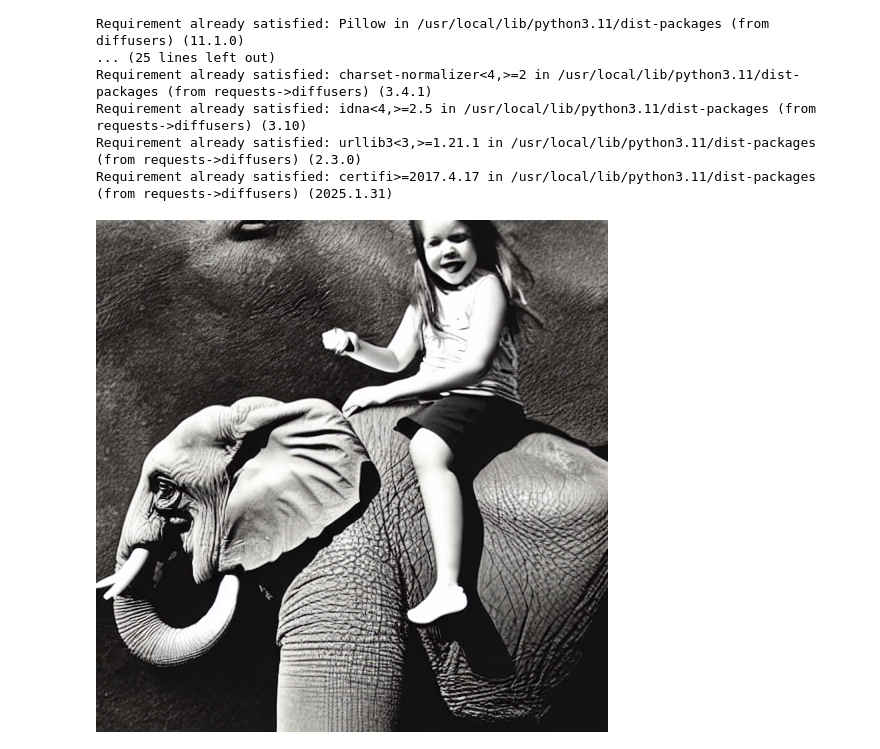
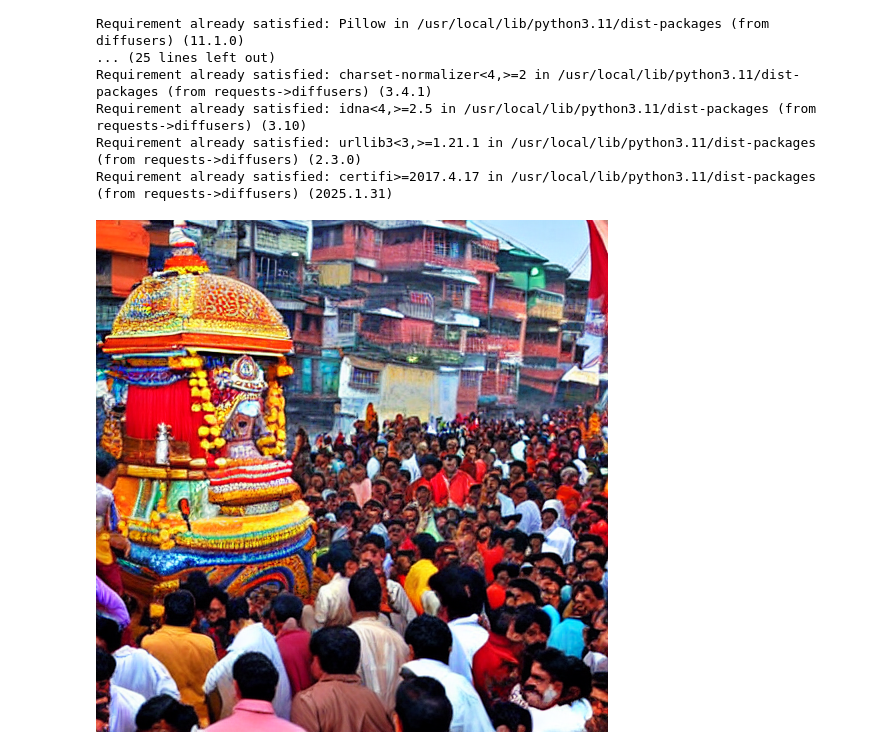
Before and after one commit to Nikita-hub6377/Prodigy, a Jupyter notebook: Stable_diffusers.ipynb, the cells around one changed output. Cells and saved outputs as stored; diff of their text form; code cells hidden in the pictures.

```diff
--- a/Stable_diffusers.ipynb
+++ b/Stable_diffusers.ipynb
@@ -236,9 +245,9 @@ Requirement already satisfied: idna<4,>=2.5 in /usr/local/lib/python3.11/dist-pa
 Requirement already satisfied: urllib3<3,>=1.21.1 in /usr/local/lib/python3.11/dist-packages (from requests->diffusers) (2.3.0)
 Requirement already satisfied: certifi>=2017.4.17 in /usr/local/lib/python3.11/dist-packages (from requests->diffusers) (2025.1.31)
 # %%
-prompt = "a photo of a girl riding a elephant "
+prompt = "Jagannath in rathyatra "
 image = pipe(prompt).images[0]
-image.save("girl_rides_elephant.png")
+image.save("Jagannath_rathyatra.png")
 image
 # %% [output]
-[figure, old version]
+[figure, new version]
```
Also changed, not shown: parts of 7 cells of this notebook.
